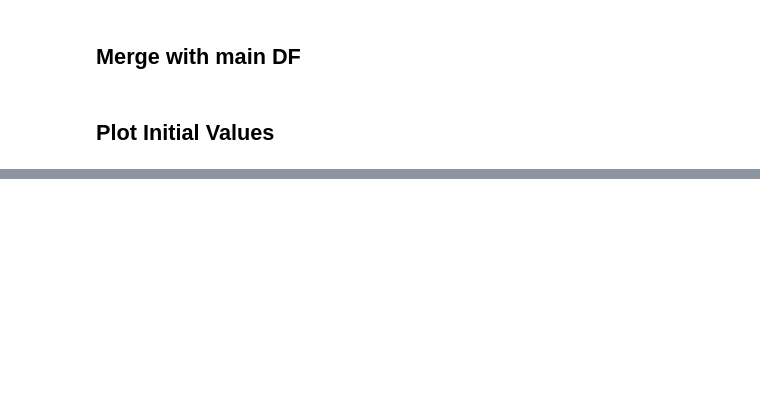
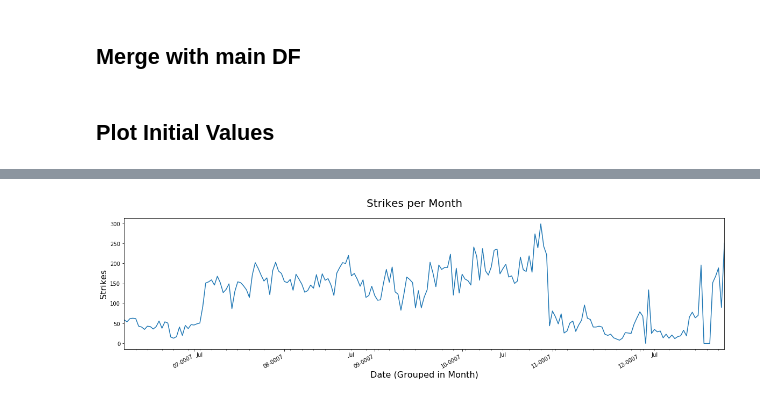
Before and after one commit to lovettbarron/CJTF-OIR-strike-report, a Jupyter notebook: test-scrape/03-interpret-to-table.ipynb, the cells around one changed output, grey strips where cells are left out. Cells and saved outputs as stored; diff of their text form; code cells hidden in the pictures; blank space fills up the shorter version.

```diff
--- a/test-scrape/03-interpret-to-table.ipynb
+++ b/test-scrape/03-interpret-to-table.ipynb
@@ -148,2 +132,0 @@ df.head()
-# %%
-df["coords"] = df.apply(lambda x: locdf.loc[locdf['city'] == x["loc"]]["location"], axis=1)
@@ -213,5 +176,3 @@ None
-# %%
-df["report_date"] = df.apply(lambda x : x if !pd.isnull(x["report_date"])
 # %%
 unmatched = pd.DataFrame(df.loc[nulldates]["filename"].unique(),columns=["filename"])
 unmatched["date"] = np.nan
@@ -303,6 +272,6 @@ dtype: object
 # %%
 df["report_date"] = df.apply(lambda x:
-                             unmatched.loc[unmatched['filename'] == x["filename"]]["datetime"]
+                            next(iter(unmatched.loc[unmatched['filename'] == x["filename"]]["datetime"]))
                              if pd.isnull(x["report_date"])
                              else x["report_date"],
                              axis=1)
@@ -370 +305,9 @@ df.sort_index().plot(x="report_date",y="strikes",figsize=[20,5])
+# %%
+# df.dtypes
+# df["report"] = df["report"].astype(str)
+# df["text"] = df["report"].astype(str)
+# df["filename"] = df["report"].astype(str)
+# df["loc"] = df["report"].astype(str)
+df["strikes"] = pd.to_numeric(df["strikes"])
+# df["report_date_new"] = df["report_date"].reset_index()
 # %%
@@ -373,0 +333,13 @@ TypeError: '<' not supported between instances of 'Timestamp' and 'int'
+# %%
+# Strikes per Month
+
+ax = df.groupby(pd.Grouper(key='report_date', freq='W')).strikes.sum().plot(figsize=[20,5])
+ax.xaxis.set_major_locator(mdates.MonthLocator(interval=1))
+ax.xaxis.set_major_formatter(mdates.DateFormatter('%m-%Y'))
+plt.suptitle('Strikes per Month',fontsize=20)
+plt.xlabel("Date (Grouped in Month)",fontsize=16)
+plt.ylabel("Strikes",fontsize=16)
+plt.gcf().autofmt_xdate()
+plt.show()
+# %% [output]
+[figure, added]
```
Also changed, not shown: parts of 20 cells of this notebook, 1 other file.
